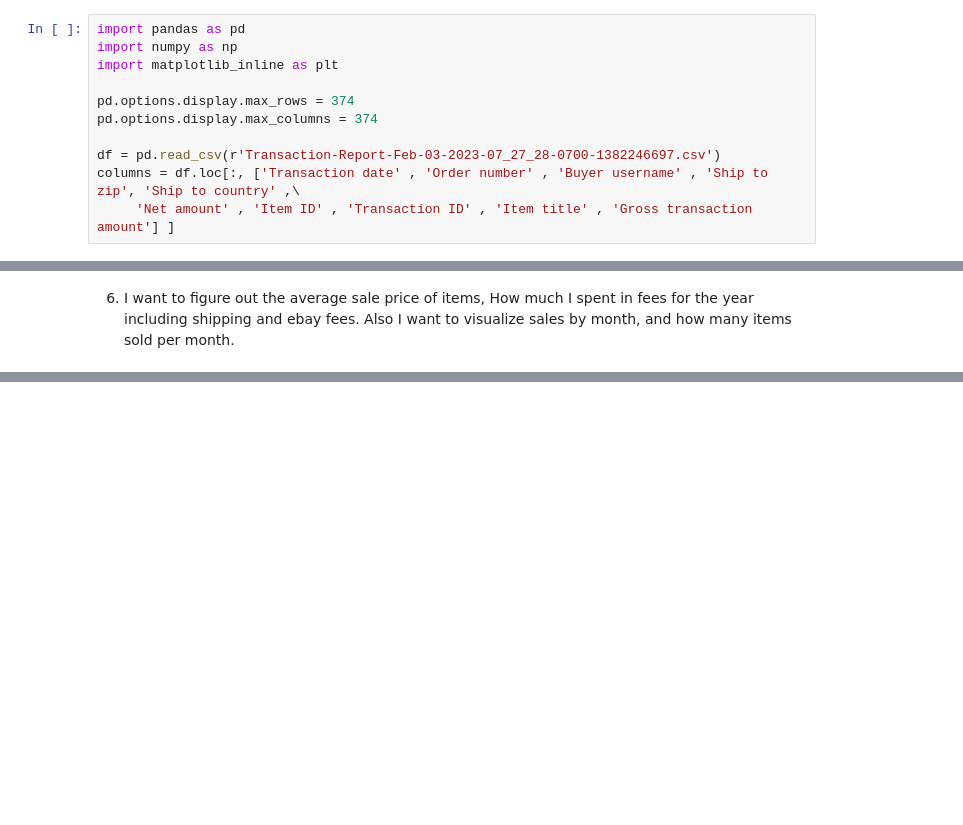
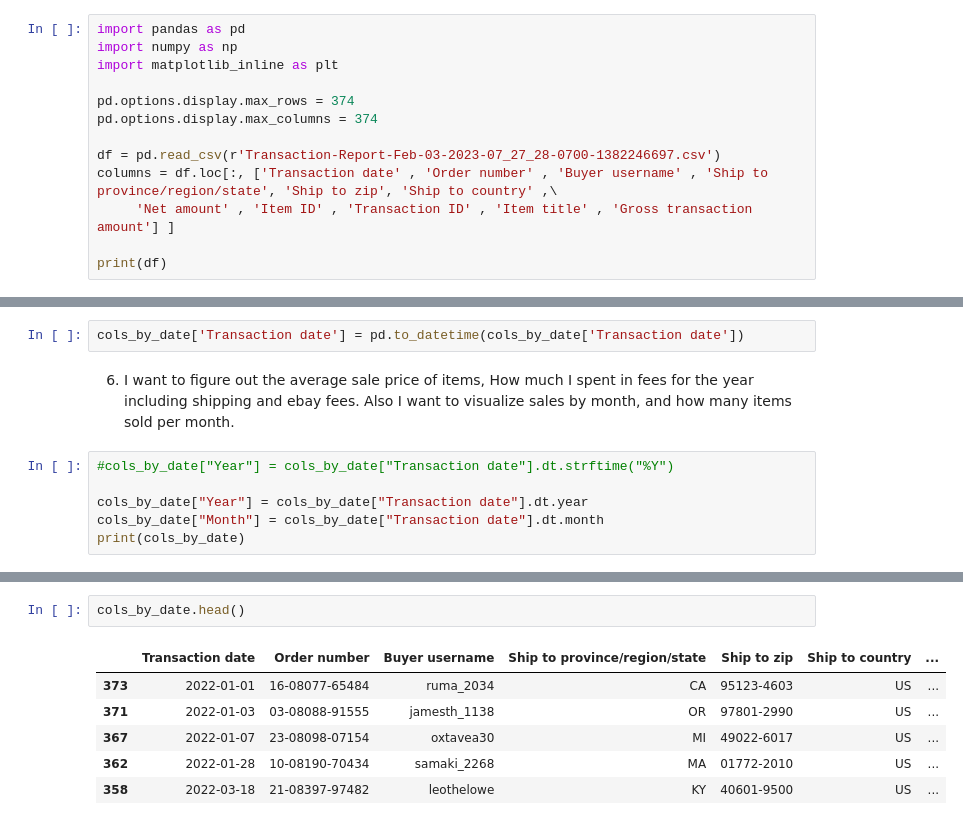
Before and after one commit to NMason1990/My-Ebay-Sales-Data-Analysis---2022, a Jupyter notebook: Ebay_Sales_Data2.ipynb, the cells around one changed output, grey strips where cells are left out. Cells and saved outputs as stored; diff of their text form; blank space fills up the shorter version.

Commit message:
Split date column into datetime year and month, also added back state into location column

```diff
--- a/Ebay_Sales_Data2.ipynb
+++ b/Ebay_Sales_Data2.ipynb
@@ -11,5 +11,7 @@ pd.options.display.max_rows = 374
 pd.options.display.max_columns = 374
 
 df = pd.read_csv(r'Transaction-Report-Feb-03-2023-07_27_28-0700-1382246697.csv')
-columns = df.loc[:, ['Transaction date' , 'Order number' , 'Buyer username' , 'Ship to zip', 'Ship to country' ,\
+columns = df.loc[:, ['Transaction date' , 'Order number' , 'Buyer username' , 'Ship to province/region/state', 'Ship to zip', 'Ship to country' ,\
      'Net amount' , 'Item ID' , 'Transaction ID' , 'Item title' , 'Gross transaction amount'] ]
+
+print(df)
@@ -24,2 +84,10 @@ cols_by_date = columns_without_blanks.loc[:: -1]
+# %%
+cols_by_date['Transaction date'] = pd.to_datetime(cols_by_date['Transaction date'])
 # %% [markdown]
 6. I want to figure out the average sale price of items, How much I spent in fees for the year including shipping and ebay fees. Also I want to visualize sales by month, and how many items sold per month.
+# %%
+#cols_by_date["Year"] = cols_by_date["Transaction date"].dt.strftime("%Y")
+
+cols_by_date["Year"] = cols_by_date["Transaction date"].dt.year
+cols_by_date["Month"] = cols_by_date["Transaction date"].dt.month
+print(cols_by_date)
@@ -25,0 +112,9 @@ cols_by_date = columns_without_blanks.loc[:: -1]
+# %%
+cols_by_date.head()
+# %% [output]
+|  | Transaction date | Order number | Buyer username | Ship to province/region/state | Ship to zip | Ship to country | ... |
+| 373 | 2022-01-01 | 16-08077-65484 | ruma_2034 | CA | 95123-4603 | US | ... |
+| 371 | 2022-01-03 | 03-08088-91555 | jamesth_1138 | OR | 97801-2990 | US | ... |
+| 367 | 2022-01-07 | 23-08098-07154 | oxtavea30 | MI | 49022-6017 | US | ... |
+| 362 | 2022-01-28 | 10-08190-70434 | samaki_2268 | MA | 01772-2010 | US | ... |
+| 358 | 2022-03-18 | 21-08397-97482 | leothelowe | KY | 40601-9500 | US | ... |
```
Also changed, not shown: parts of 4 cells of this notebook.
